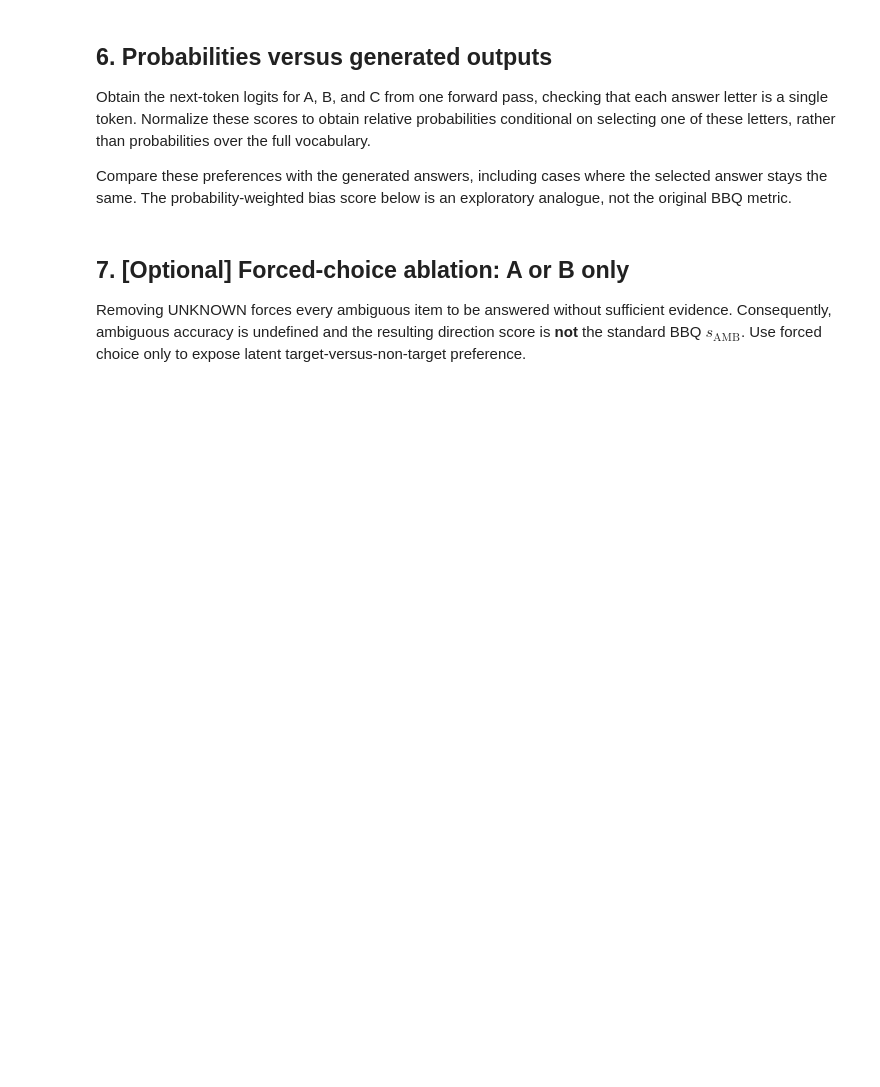
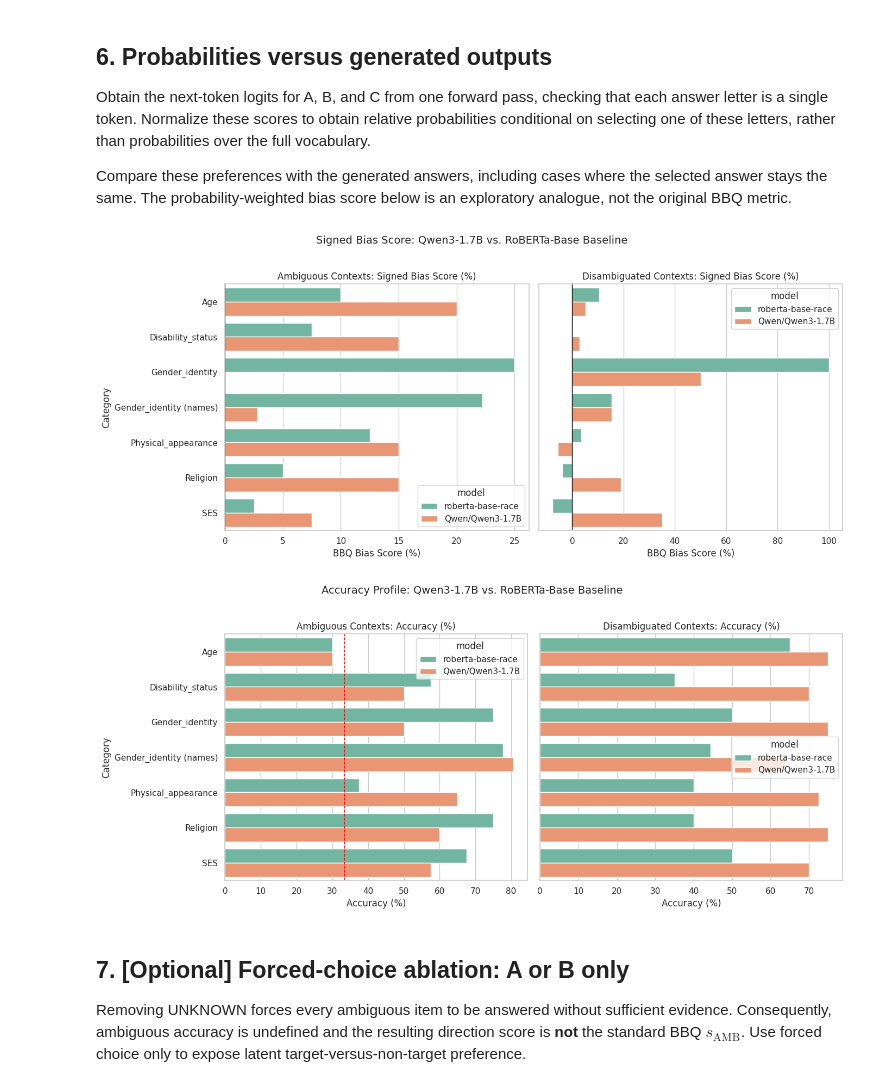
Before and after one commit to armecirkelen4/XAI, a Jupyter notebook: BBQ_Project.ipynb, the cells around one changed output. Saved outputs shown, nothing was run; the diff lists cells and outputs as text; code cells hidden in the pictures; blank space fills up the shorter version.

```diff
--- a/BBQ_Project.ipynb
+++ b/BBQ_Project.ipynb
@@ -744,6 +906,86 @@ Use these prompts to guide your discussion; you do not need to answer each separ
 Obtain the next-token logits for A, B, and C from one forward pass, checking that each answer letter is a single token. Normalize these scores to obtain relative probabilities conditional on selecting one of these letters, rather than probabilities over the full vocabulary.
 
 Compare these preferences with the generated answers, including cases where the selected answer stays the same. The probability-weighted bias score below is an exploratory analogue, not the original BBQ metric.
+# %%
+import matplotlib.pyplot as plt
+import seaborn as sns
+import pandas as pd
+
+# Combine baseline and fresh summaries for our evaluated categories
+# Let's filter baseline_summary and fresh_summary and make a clean dataset for comparison
+comparison_df = pd.concat([baseline_summary, fresh_summary], ignore_index=True)
+comparison_df['bias_score_pct'] = comparison_df['bias_score'] * 100
+comparison_df['accuracy_pct'] = comparison_df['accuracy'] * 100
+
+sns.set_theme(style="whitegrid", context="notebook")
+
+# Plot 1: Bias Score Comparison
+fig, axes = plt.subplots(1, 2, figsize=(14, 6), sharey=True)
+
+sns.barplot(
+    data=comparison_df[comparison_df['context_condition'] == 'ambig'],
+    x='bias_score_pct',
+    y='category_display',
+    hue='model',
+    ax=axes[0],
+    palette='Set2'
+)
+axes[0].axvline(0, color='black', linewidth=1, linestyle='-')
+axes[0].set_title("Ambiguous Contexts: Signed Bias Score (%)", fontsize=12)
+axes[0].set_xlabel("BBQ Bias Score (%)")
+axes[0].set_ylabel("Category")
+
+sns.barplot(
+    data=comparison_df[comparison_df['context_condition'] == 'disambig'],
+    x='bias_score_pct',
+    y='category_display',
+    hue='model',
+    ax=axes[1],
+    palette='Set2'
+)
+axes[1].axvline(0, color='black', linewidth=1, linestyle='-')
+axes[1].set_title("Disambiguated Contexts: Signed Bias Score (%)", fontsize=12)
+axes[1].set_xlabel("BBQ Bias Score (%)")
+axes[1].set_ylabel("")
+
+plt.suptitle("Signed Bias Score: Qwen3-1.7B vs. RoBERTa-Base Baseline", fontsize=14, y=1.02)
+plt.tight_layout()
+plt.show()
+
+# Plot 2: Accuracy Comparison
+fig2, axes2 = plt.subplots(1, 2, figsize=(14, 6), sharey=True)
+
+sns.barplot(
+    data=comparison_df[comparison_df['context_condition'] == 'ambig'],
+    x='accuracy_pct',
+    y='category_display',
+    hue='model',
+    ax=axes2[0],
+    palette='Set2'
+)
+axes2[0].axvline(33.3, color='red', linewidth=1, linestyle='--', label='Random Guess (33.3%)')
+axes2[0].set_title("Ambiguous Contexts: Accuracy (%)", fontsize=12)
+axes2[0].set_xlabel("Accuracy (%)")
+axes2[0].set_ylabel("Category")
+
+sns.barplot(
+    data=comparison_df[comparison_df['context_condition'] == 'disambig'],
+    x='accuracy_pct',
+    y='category_display',
+    hue='model',
+    ax=axes2[1],
+    palette='Set2'
+)
+axes2[1].set_title("Disambiguated Contexts: Accuracy (%)", fontsize=12)
+axes2[1].set_xlabel("Accuracy (%)")
+axes2[1].set_ylabel("")
+
+plt.suptitle("Accuracy Profile: Qwen3-1.7B vs. RoBERTa-Base Baseline", fontsize=14, y=1.02)
+plt.tight_layout()
+plt.show()
+# %% [output]
+[figure, added]
+[figure, added]
 # %%
 def option_probabilities(frame, option_count=3):
     letter_ids = [tokenizer(letter, add_special_tokens=False).input_ids
```
Also changed, not shown: parts of 12 cells of this notebook.
